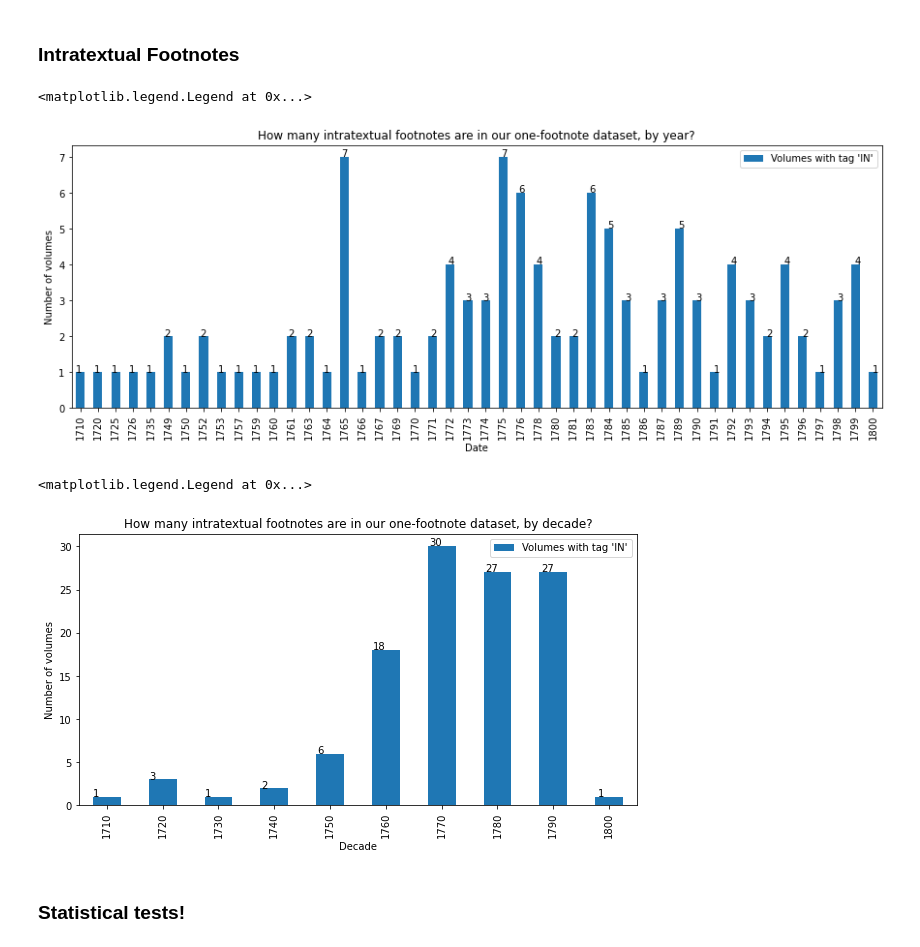
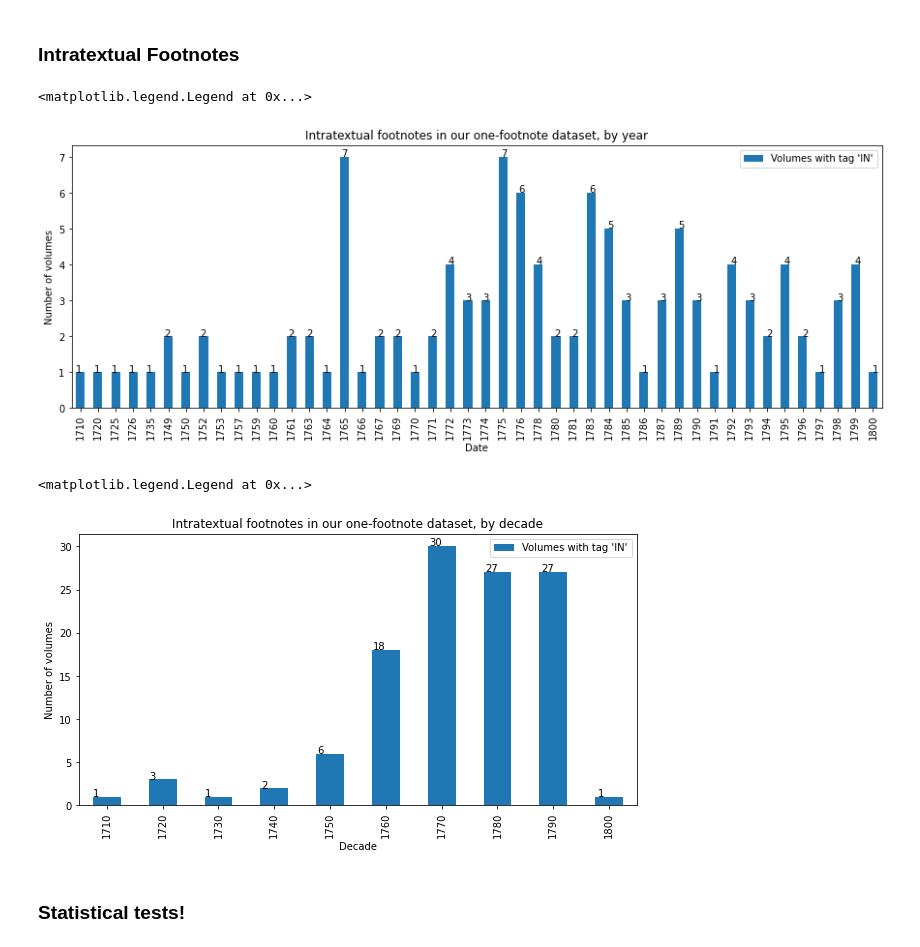
Before and after one commit to sceckert/early-novel-footnotes, a Jupyter notebook: Footnotes-article-visualizations.ipynb, the cells around one changed output. Cells and saved outputs as stored; diff of their text form; code cells hidden in the pictures.

```diff
--- a/Footnotes-article-visualizations.ipynb
+++ b/Footnotes-article-visualizations.ipynb
@@ -999,6 +995,6 @@ plt.legend(["Volumes with tag 'MT'"])
 # %%
 # Plot the number of MT tagged footnotes in each decade
-ax = metatextual_footnotes_df.groupby('decade')[['tag']].count().plot(kind="bar", figsize=(10, 5), title="How many metatextual footnotes are in our one-footnote dataset, by decade?")
+ax = metatextual_footnotes_df.groupby('decade')[['tag']].count().plot(kind="bar", figsize=(10, 5), title="Metatextual footnotes in our one-footnote dataset, by decade")
 for p in ax.patches:
     ax.annotate(str(p.get_height()), (p.get_x() * 1.005, p.get_height() * 1.005))
 ax.set_xlabel("Decade")
@@ -1090,7 +1126,7 @@ metatextual_footnotes_df['Filename'].to_csv('../metatextual_footnotes_filenames.
 intertextual_footnotes_df = one_footnote_tagged_MR_df[one_footnote_tagged_MR_df['tag'] == 'IT']
 # %%
 # Plot the nubmer of IT tagged footnotes in each year
-ax = intertextual_footnotes_df.groupby('Date')[['tag']].count().plot(kind="bar", figsize=(15, 5), title="How many intertextual footnotes are in our one-footnote dataset, by year?")
+ax = intertextual_footnotes_df.groupby('Date')[['tag']].count().plot(kind="bar", figsize=(15, 5), title="Intertextual footnotes in our one-footnote dataset, by year")
 for p in ax.patches:
     ax.annotate(str(p.get_height()), (p.get_x() * 1.005, p.get_height() * 1.005))
 ax.set_xlabel("Date")
@@ -1102,7 +1138,7 @@ plt.legend(["Volumes with tag 'IT'"])
 # %%
 # Plot the nubmer of IT tagged footnotes in each decade
 
-ax = intertextual_footnotes_df.groupby('decade')[['tag']].count().plot(kind="bar", figsize=(10, 5), title="How many intertextual footnotes are in our one-footnote dataset, by decade?")
+ax = intertextual_footnotes_df.groupby('decade')[['tag']].count().plot(kind="bar", figsize=(10, 5), title="Intertextual footnotes in our one-footnote dataset, by decade")
 for p in ax.patches:
     ax.annotate(str(p.get_height()), (p.get_x() * 1.005, p.get_height() * 1.005))
 ax.set_xlabel("Decade")
@@ -1187,7 +1263,7 @@ intertextual_footnotes_df['Filename'].to_csv('../intertextual_footnotes_filename
 intratextual_footnotes_df = one_footnote_tagged_MR_df[one_footnote_tagged_MR_df['tag'] == 'IN']
 # %%
 # Plot the nubmer of IT tagged footnotes in each year
-ax = intratextual_footnotes_df.groupby('Date')[['tag']].count().plot(kind="bar", figsize=(15, 5), title="How many intratextual footnotes are in our one-footnote dataset, by year?")
+ax = intratextual_footnotes_df.groupby('Date')[['tag']].count().plot(kind="bar", figsize=(15, 5), title="Intratextual footnotes in our one-footnote dataset, by year")
 for p in ax.patches:
     ax.annotate(str(p.get_height()), (p.get_x() * 1.005, p.get_height() * 1.005))
 ax.set_xlabel("Date")
@@ -1195,19 +1271,19 @@ ax.set_ylabel("Number of volumes")
 plt.legend(["Volumes with tag 'IN'"])
 # %% [output]
 <matplotlib.legend.Legend at 0x...>
-[figure, old version]
+[figure, new version]
 # %%
 # Plot the nubmer of IN tagged footnotes in each decade
 
-ax = intratextual_footnotes_df.groupby('decade')[['tag']].count().plot(kind="bar", figsize=(10, 5), title="How many intratextual footnotes are in our one-footnote dataset, by decade?")
+ax = intratextual_footnotes_df.groupby('decade')[['tag']].count().plot(kind="bar", figsize=(10, 5), title="Intratextual footnotes in our one-footnote dataset, by decade")
 for p in ax.patches:
     ax.annotate(str(p.get_height()), (p.get_x() * 1.005, p.get_height() * 1.005))
 ax.set_xlabel("Decade")
 ax.set_ylabel("Number of volumes")
 plt.legend(["Volumes with tag 'IN'"])
 # %% [output]
 <matplotlib.legend.Legend at 0x...>
-[figure, old version]
+[figure, new version]
 # %% [markdown]
 ### Statistical tests!
 # %%
```
Also changed, not shown: parts of 52 cells of this notebook, 2 other files.
